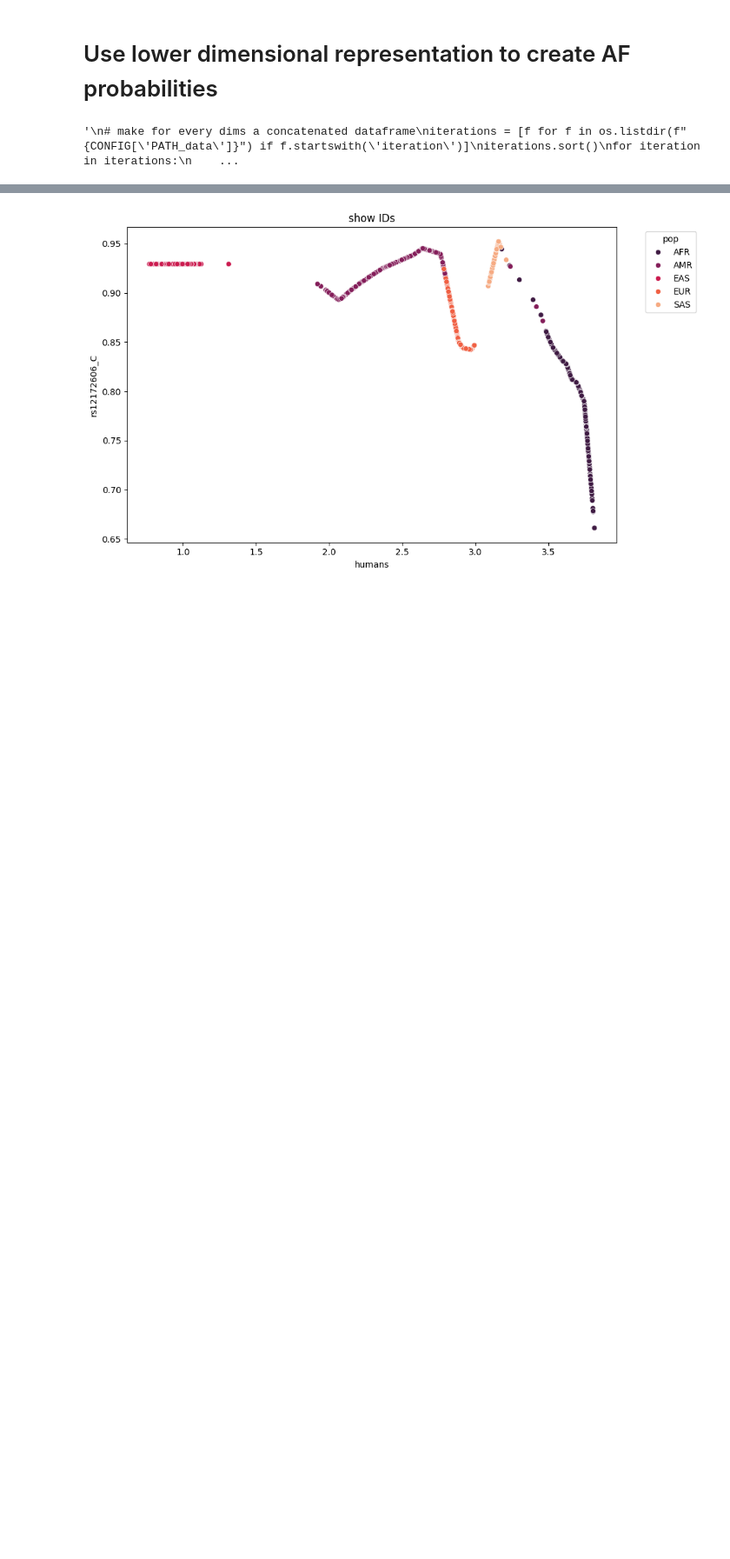
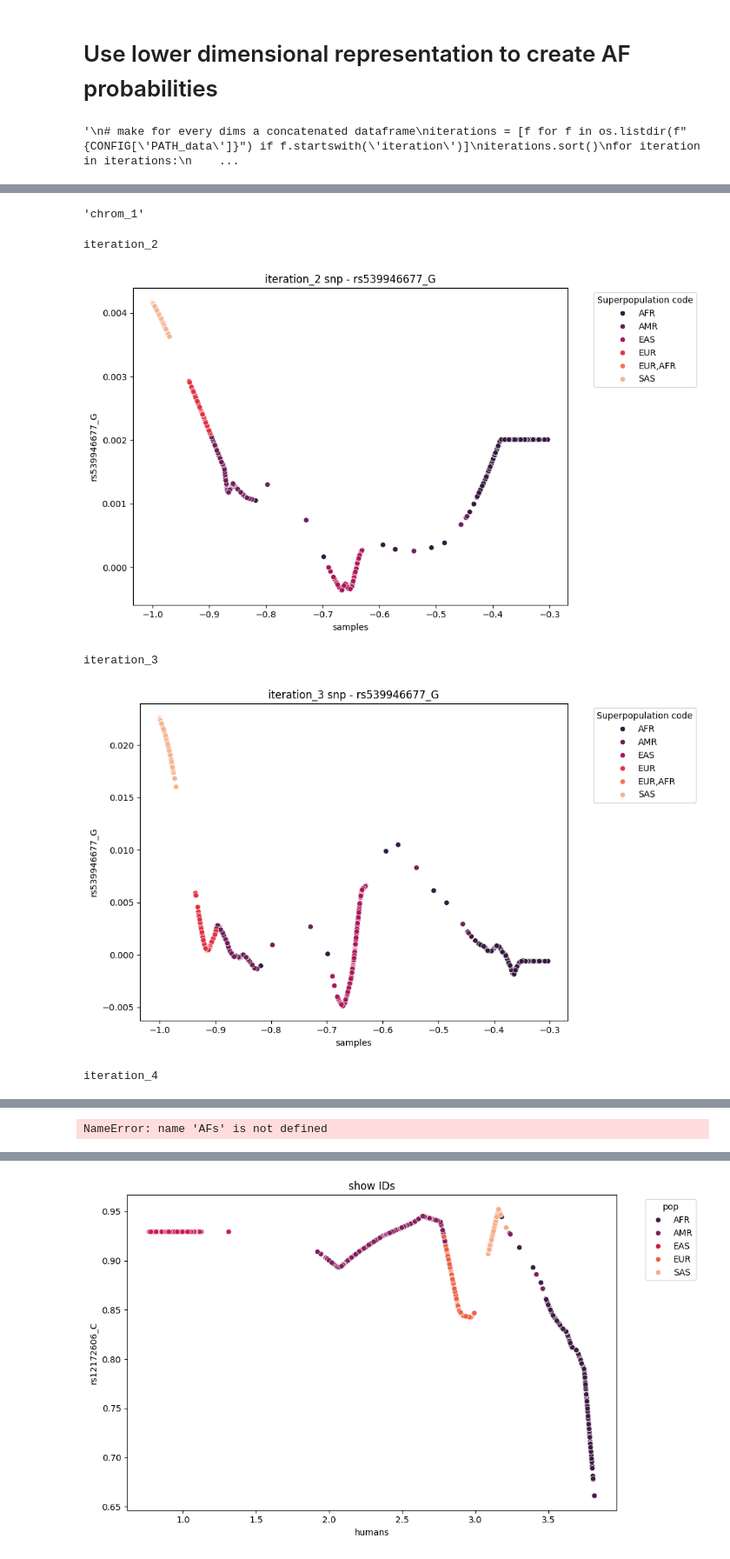
Before and after one commit to mat2m10/pca_projection, a Jupyter notebook: run_test.ipynb, the cells around one changed output, grey strips where cells are left out. Shown: that part at 87% size. Drawn from its saved outputs; the diff is of its cells as text; code cells hidden in the pictures; blank space fills up the shorter version.

```diff
--- a/run_test.ipynb
+++ b/run_test.ipynb
@@ -316,0 +299,21 @@ Test Loss: 0.4326, Test MAE: 0.5160
+# %%
+from keras.models import Model
+from keras.layers import Input
+
+def create_meta_decoder_n(decoder_list):
+
+    if not decoder_list:
+        raise ValueError("Decoder list is empty!")
+
+    # Step 1: Define input based on the first decoder
+    input_layer = Input(shape=(decoder_list[0].input_shape[1],))
+    x = input_layer
+
+    # Step 2: Chain all decoders
+    for decoder in decoder_list:
+        x = decoder(x)
+
+    # Step 3: Create combined model
+    meta_decoder = Model(inputs=input_layer, outputs=x)
+
+    return meta_decoder
@@ -316,0 +474,34 @@ Test Loss: 0.4326, Test MAE: 0.5160
+# %%
+chrom
+# %% [output]
+'chrom_1'
+# %%
+central_dim  = pd.read_pickle(f"{CONFIG['PATH_data']}/iteration_1/concated_one_hot_dims.pkl")
+iterations = [f for f in os.listdir(f"{CONFIG['PATH_data']}") if f.startswith('iteration')]
+iterations.sort()
+for iteration in iterations[1:]:
+    print(iteration)
+    path_maf = f"{CONFIG['PATH_data']}/{iteration}/04_macro_estimated_AF/"
+    for chrom in [f for f in os.listdir(path_maf) if f.startswith('chrom')]:
+        path_p2 = f"{path_maf}/{chrom}/p2/"
+        chunks = [f for f in os.listdir(path_p2) if f.startswith('AFs')]
+        path_chrom = f"{path_maf}/{chrom}/"
+        for chunk in chunks:
+            min_AFs = pd.read_pickle(f"{path_chrom}/q2/{chunk}")
+            het_AFs = pd.read_pickle(f"{path_chrom}/2pq/{chunk}")
+            maj_AFs = pd.read_pickle(f"{path_chrom}/p2/{chunk}")
+            to_check = list(min_AFs.columns)[-1]
+            AFs = min_AFs[[to_check]].copy()
+            AFs['Superpopulation code'] = list(ids['Superpopulation code'])
+            AFs['Population code'] = list(ids['Population code'])
+            AFs['samples'] = list(central_dim['pop_0_PC1_dim_1'])
+            make_population_plot(AFs, 'samples', to_check,'Superpopulation code', f"{iteration} snp - {to_check}", palette = 'rocket')
+
+            #AFs = min_AFs + het_AFs + maj_AFs
+            #AFs.to_pickle(f"{path_chunk}/AFs_{chunk.split('.pkl')[0]}.pkl")
+# %% [output]
+iteration_2
+[figure, added]
+iteration_3
+[figure, added]
+iteration_4
@@ -317,2 +509,6 @@ Test Loss: 0.4326, Test MAE: 0.5160
+# %%
+make_population_plot(AFs, 'samples', to_check,'Superpopulation code', f"{iteration}", palette = 'rocket')
+# %% [output]
+NameError: name 'AFs' is not defined
 # %%
 # %% [output]
```
Also changed, not shown: parts of 29 cells of this notebook, 1 other file.
